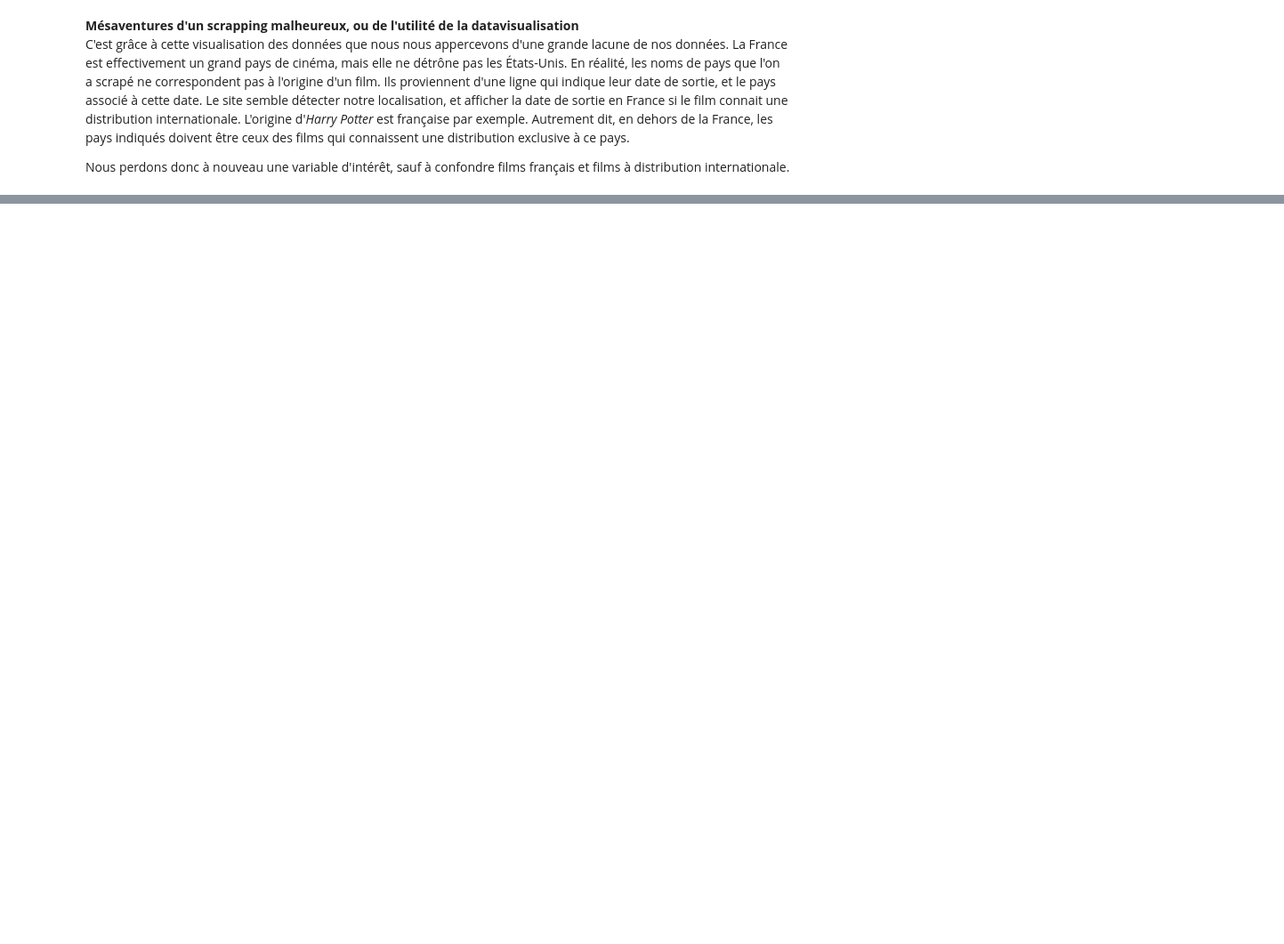
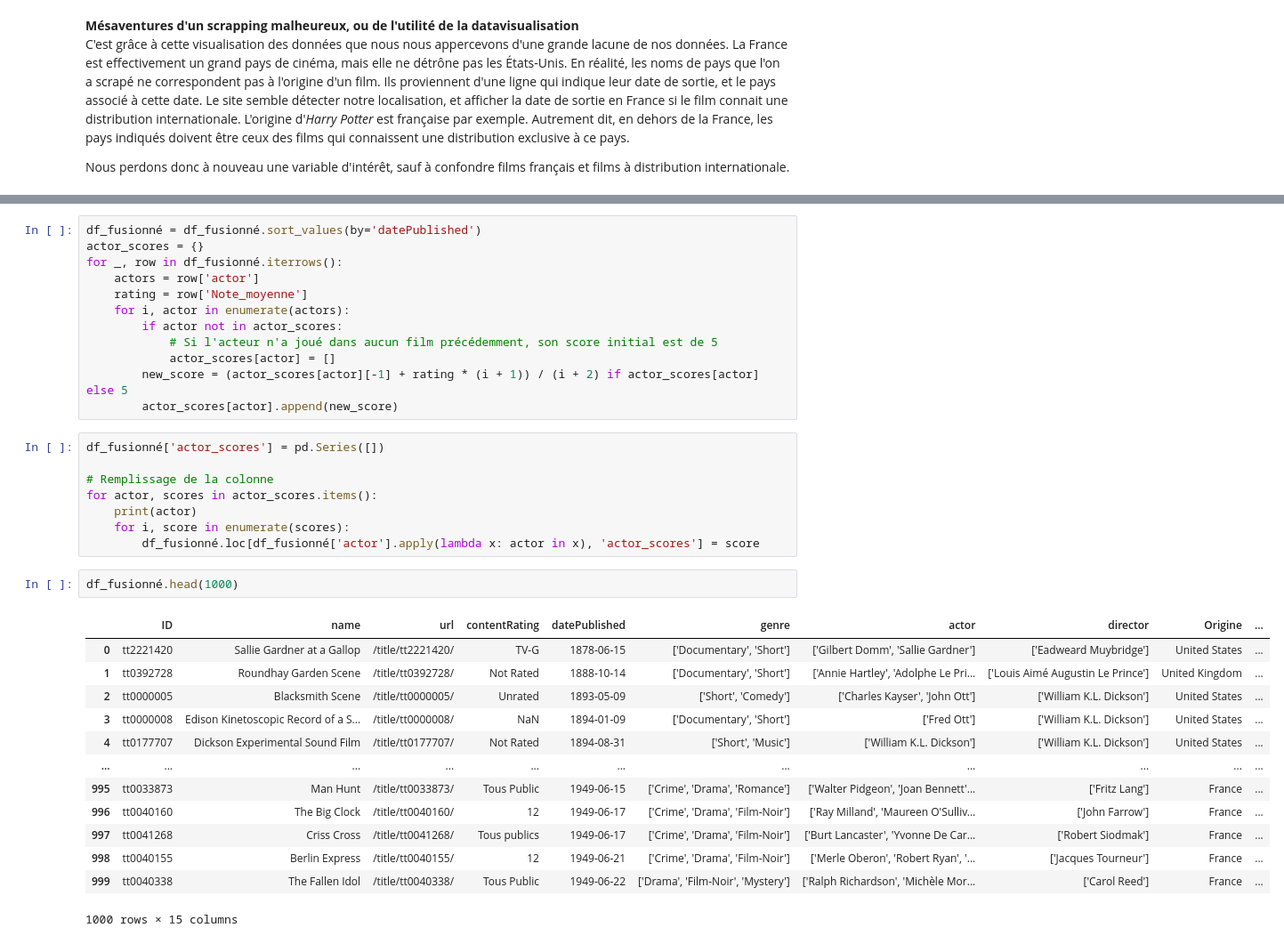
Before and after one commit to Jeremstar/Projet-de-DINGUE, a Jupyter notebook: Notebook/Scrap_IMDb.ipynb, the cells around one changed output, grey strips where cells are left out. Shown at 89% size. Drawn from its saved outputs; the diff is of its cells as text; blank space fills up the shorter version.

Commit message:
score quasi bon ?

```diff
--- a/Notebook/Scrap_IMDb.ipynb
+++ b/Notebook/Scrap_IMDb.ipynb
@@ -518,3 +504,39 @@ plt.ylabel("Moyenne des votes")
 plt.show()
 # %% [output]
 [figure]
+# %%
+df_fusionné = df_fusionné.sort_values(by='datePublished')
+actor_scores = {}
+for _, row in df_fusionné.iterrows():
+    actors = row['actor']
+    rating = row['Note_moyenne']
+    for i, actor in enumerate(actors):
+        if actor not in actor_scores:
+            # Si l'acteur n'a joué dans aucun film précédemment, son score initial est de 5
+            actor_scores[actor] = []
+        new_score = (actor_scores[actor][-1] + rating * (i + 1)) / (i + 2) if actor_scores[actor] else 5
+        actor_scores[actor].append(new_score)
+# %%
+df_fusionné['actor_scores'] = pd.Series([])
+
+# Remplissage de la colonne
+for actor, scores in actor_scores.items():
+    print(actor)
+    for i, score in enumerate(scores):
+        df_fusionné.loc[df_fusionné['actor'].apply(lambda x: actor in x), 'actor_scores'] = score
+# %%
+df_fusionné.head(1000)
+# %% [output]
+|  | ID | name | url | contentRating | datePublished | genre | actor | director | Origine | ... |
+| 0 | tt2221420 | Sallie Gardner at a Gallop | /title/tt2221420/ | TV-G | 1878-06-15 | ['Documentary', 'Short'] | ['Gilbert Domm', 'Sallie Gardner'] | ['Eadweard Muybridge'] | United States | ... |
+| 1 | tt0392728 | Roundhay Garden Scene | /title/tt0392728/ | Not Rated | 1888-10-14 | ['Documentary', 'Short'] | ['Annie Hartley', 'Adolphe Le Pri... | ['Louis Aimé Augustin Le Prince'] | United Kingdom | ... |
+| 2 | tt0000005 | Blacksmith Scene | /title/tt0000005/ | Unrated | 1893-05-09 | ['Short', 'Comedy'] | ['Charles Kayser', 'John Ott'] | ['William K.L. Dickson'] | United States | ... |
+| 3 | tt0000008 | Edison Kinetoscopic Record of a S... | /title/tt0000008/ | NaN | 1894-01-09 | ['Documentary', 'Short'] | ['Fred Ott'] | ['William K.L. Dickson'] | United States | ... |
+| 4 | tt0177707 | Dickson Experimental Sound Film | /title/tt0177707/ | Not Rated | 1894-08-31 | ['Short', 'Music'] | ['William K.L. Dickson'] | ['William K.L. Dickson'] | United States | ... |
+| ... | ... | ... | ... | ... | ... | ... | ... | ... | ... | ... |
+| 995 | tt0033873 | Man Hunt | /title/tt0033873/ | Tous Public | 1949-06-15 | ['Crime', 'Drama', 'Romance'] | ['Walter Pidgeon', 'Joan Bennett'... | ['Fritz Lang'] | France | ... |
+| 996 | tt0040160 | The Big Clock | /title/tt0040160/ | 12 | 1949-06-17 | ['Crime', 'Drama', 'Film-Noir'] | ['Ray Milland', 'Maureen O'Sulliv... | ['John Farrow'] | France | ... |
+| 997 | tt0041268 | Criss Cross | /title/tt0041268/ | Tous publics | 1949-06-17 | ['Crime', 'Drama', 'Film-Noir'] | ['Burt Lancaster', 'Yvonne De Car... | ['Robert Siodmak'] | France | ... |
+| 998 | tt0040155 | Berlin Express | /title/tt0040155/ | 12 | 1949-06-21 | ['Crime', 'Drama', 'Film-Noir'] | ['Merle Oberon', 'Robert Ryan', '... | ['Jacques Tourneur'] | France | ... |
+| 999 | tt0040338 | The Fallen Idol | /title/tt0040338/ | Tous Public | 1949-06-22 | ['Drama', 'Film-Noir', 'Mystery'] | ['Ralph Richardson', 'Michèle Mor... | ['Carol Reed'] | France | ... |
+1000 rows × 15 columns
```
Also changed, not shown: parts of 4 cells of this notebook.
